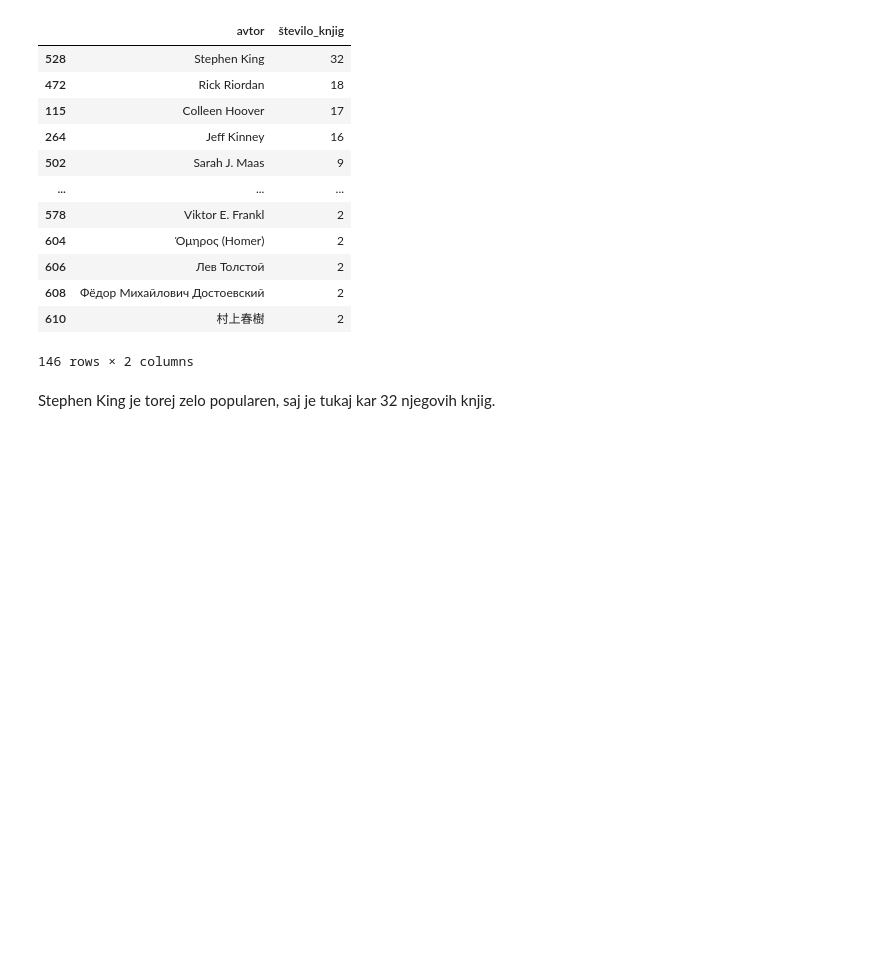
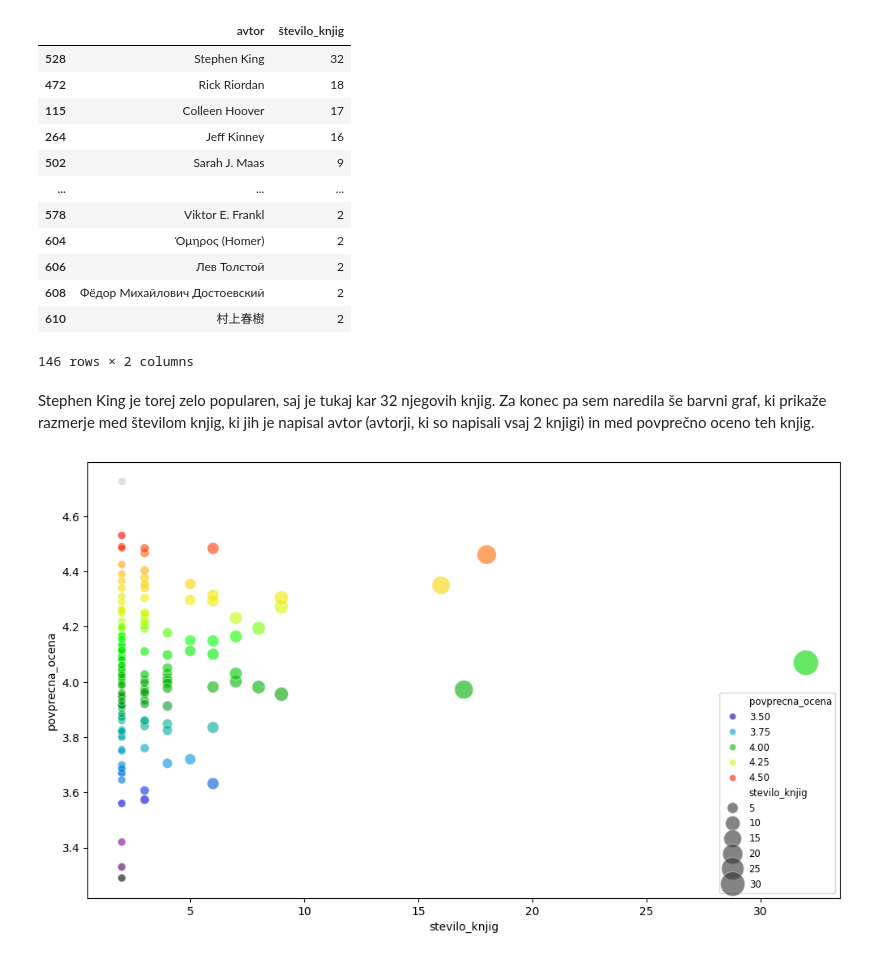
Before and after one commit to anjacegnar/projektna_uvp, a Jupyter notebook: analiza_podatkov.ipynb, the cells around one changed output. Cells and saved outputs as stored; diff of their text form; code cells hidden in the pictures; blank space fills up the shorter version.

Commit message:
dodala barvni graf in s tem je analiza končana

```diff
--- a/analiza_podatkov.ipynb
+++ b/analiza_podatkov.ipynb
@@ -167,5 +168,17 @@ avtor_z_vec_knjigami.sort_values("število_knjig", ascending=False)
 | 608 | Фёдор Михайлович Достоевский | 2 |
 | 610 | 村上春樹 | 2 |
 146 rows × 2 columns
-# %% [markdown]
-Stephen King je torej zelo popularen, saj je tukaj kar 32 njegovih knjig.
+# %% [markdown]
+Stephen King je torej zelo popularen, saj je tukaj kar 32 njegovih knjig. Za konec pa sem naredila še barvni graf, ki prikaže razmerje med številom knjig, ki jih je napisal avtor (avtorji, ki so napisali vsaj 2 knjigi) in med povprečno oceno teh knjig.
+# %%
+povprecna_ocena_avtorja = knjige.groupby("avtor").agg(stevilo_knjig=("naslov", "count"), povprecna_ocena=("ocena", "mean")).reset_index()
+avtor_z_vec_knjigami = povprecna_ocena_avtorja[povprecna_ocena_avtorja["stevilo_knjig"] > 1]
+plt.figure(figsize=(12, 7))
+sns.scatterplot(
+    avtor_z_vec_knjigami, x="stevilo_knjig", y="povprecna_ocena",
+    size="stevilo_knjig", hue="povprecna_ocena", palette="nipy_spectral", sizes=(50, 500), alpha=0.6
+)
+plt.legend(fontsize='small')
+plt.show()
+# %% [output]
+[figure, added]
```
Also changed, not shown: parts of 4 cells of this notebook.
